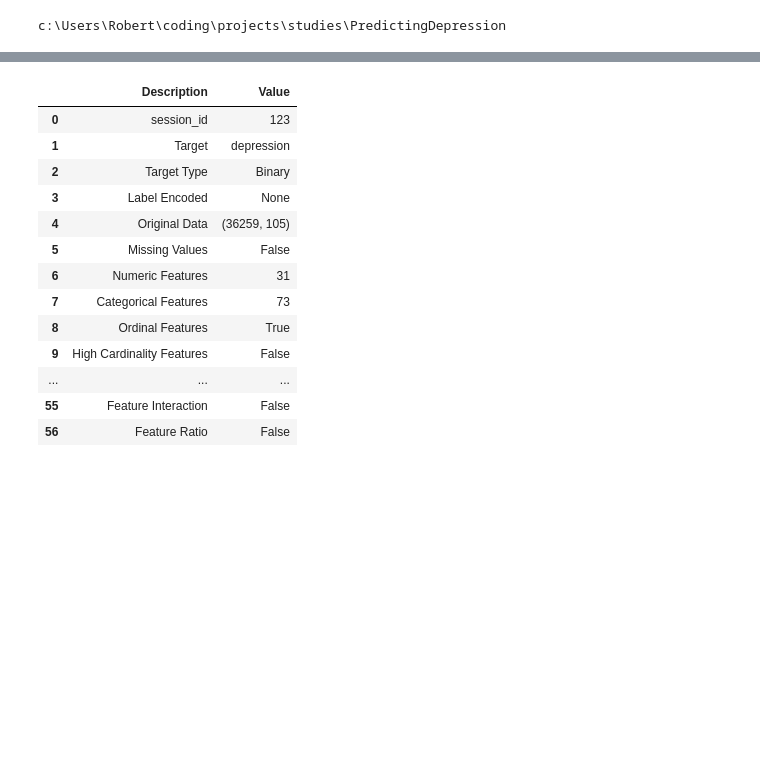
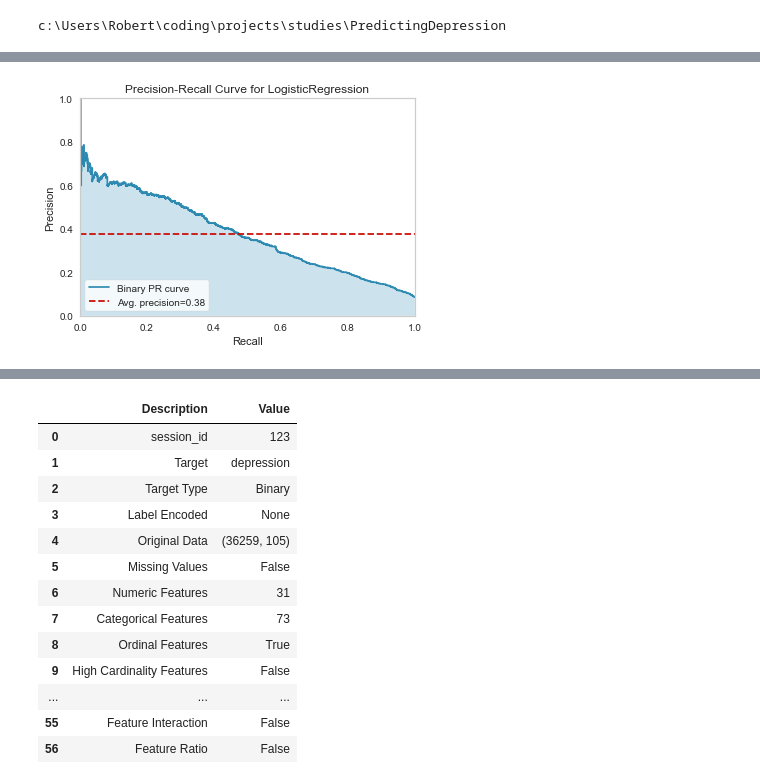
Before and after one commit to MrMiki890/PredictingDepression, a Jupyter notebook: notebooks/modeling.ipynb, the cells around one changed output, grey strips where cells are left out. Cells and saved outputs as stored; diff of their text form; code cells hidden in the pictures; blank space fills up the shorter version.

```diff
--- a/notebooks/modeling.ipynb
+++ b/notebooks/modeling.ipynb
@@ -141,0 +262,5 @@ hmar = compare_models(n_select=3)
+# %%
+
+plot_model(tuned_lr, "pr")
+# %% [output]
+[figure, added]
```
Also changed, not shown: parts of 14 cells of this notebook, 10 other files.
